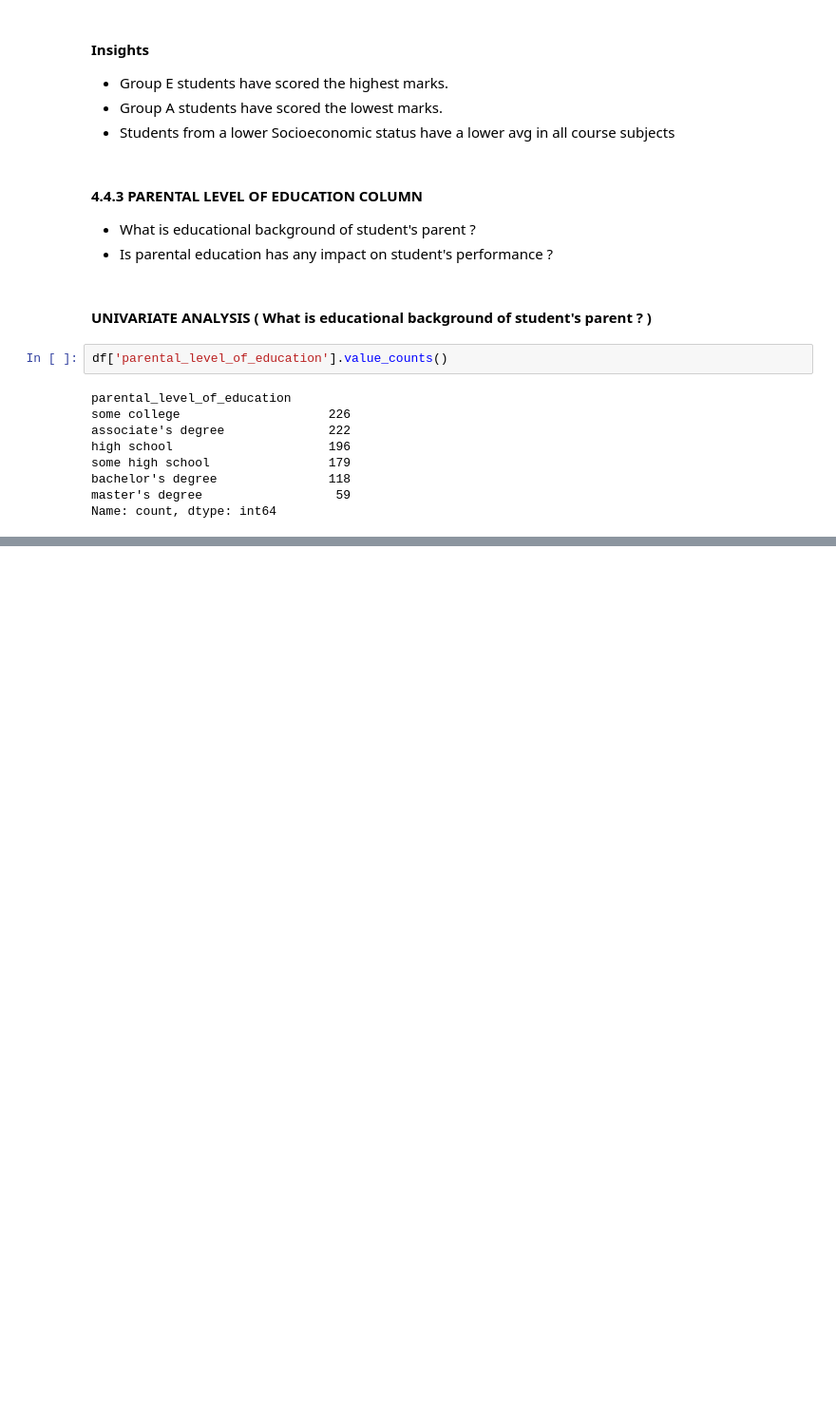
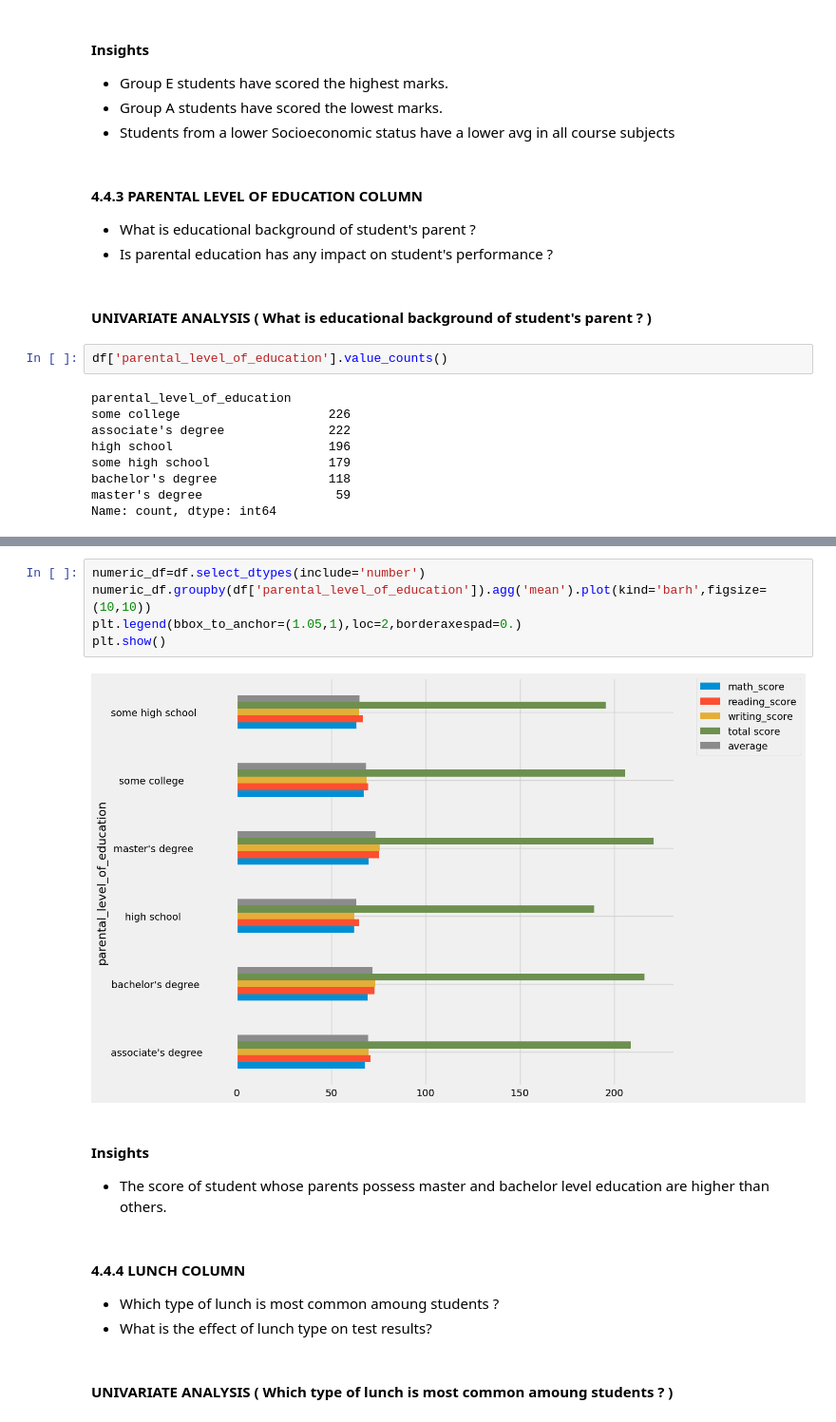
Before and after one commit to 1rishu0/Student-Performance-Indicator, a Jupyter notebook: notebook/1. EDA STUDENT PERFORMANCE.ipynb, the cells around one changed output, grey strips where cells are left out. Shown at 95% size. Saved outputs shown, nothing was run; the diff lists cells and outputs as text; blank space fills up the shorter version.

```diff
--- a/notebook/1. EDA STUDENT PERFORMANCE.ipynb
+++ b/notebook/1. EDA STUDENT PERFORMANCE.ipynb
@@ -691,0 +724,16 @@ Name: count, dtype: int64
+# %%
+numeric_df=df.select_dtypes(include='number')
+numeric_df.groupby(df['parental_level_of_education']).agg('mean').plot(kind='barh',figsize=(10,10))
+plt.legend(bbox_to_anchor=(1.05,1),loc=2,borderaxespad=0.)
+plt.show()
+# %% [output]
+[figure, added]
+# %% [markdown]
+#### Insights
+- The score of student whose parents possess master and bachelor level education are higher than others.
+# %% [markdown]
+#### 4.4.4 LUNCH COLUMN
+- Which type of lunch is most common amoung students ?
+- What is the effect of lunch type on test results?
+# %% [markdown]
+#### UNIVARIATE ANALYSIS ( Which type of lunch is most common amoung students ? )
```
Also changed, not shown: parts of 24 cells of this notebook, 2 other files.
